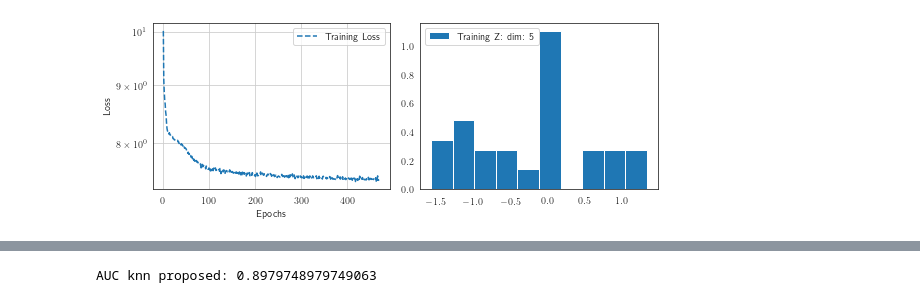
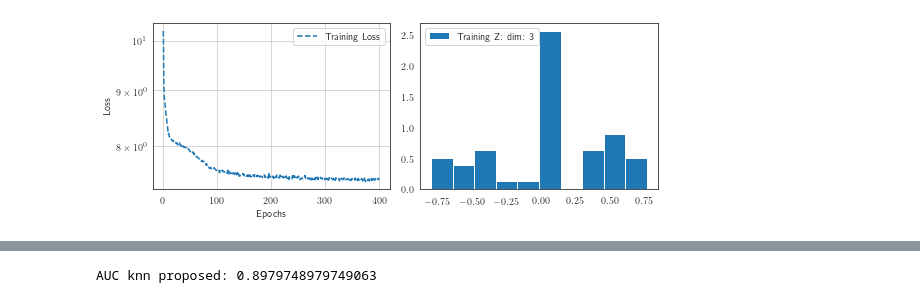
Before and after one commit to syanga/model-augmented-mutual-information, a Jupyter notebook: experiment_3d_bullseye_mapping.ipynb, the cells around one changed output, grey strips where cells are left out. Saved outputs shown, nothing was run; the diff lists cells and outputs as text; code cells hidden in the pictures.

Commit message:
2d experiments

```diff
--- a/experiment_3d_bullseye_mapping.ipynb
+++ b/experiment_3d_bullseye_mapping.ipynb
@@ -43,7 +43,7 @@ np.save("data/bullseye_3d_performance_r_data.npy", r_data)
 np.save("data/bullseye_3d_performance_y_data.npy", y_data)
 np.save("data/bullseye_3d_performance_x_data.npy", x_data)
 # %%
-config_path = "config/experiment_4d_bullseye_regularized.json"
+config_path = "config/experiment_3d_bullseye_regularized.json"
 manager = ModelManager(config_path, make_plots=True)
 manager.train()
 # %% [output]
@@ -67,4 +67,4 @@ Validation performance didn't improve for 50 epochs. Training stops.
-[figure, old version]
+[figure, new version]
 # %%
 manager.load_model(checkpoint_file="model_best.pth")
 mu,lv,z = manager.process_numpy(x_data)
```
Also changed, not shown: parts of 4 cells of this notebook, 18 other files.
